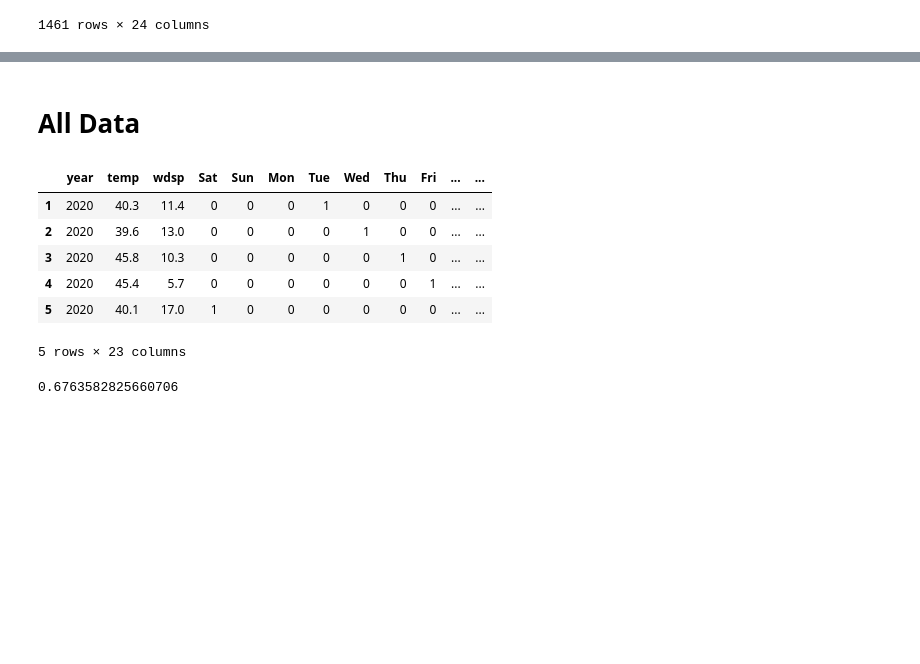
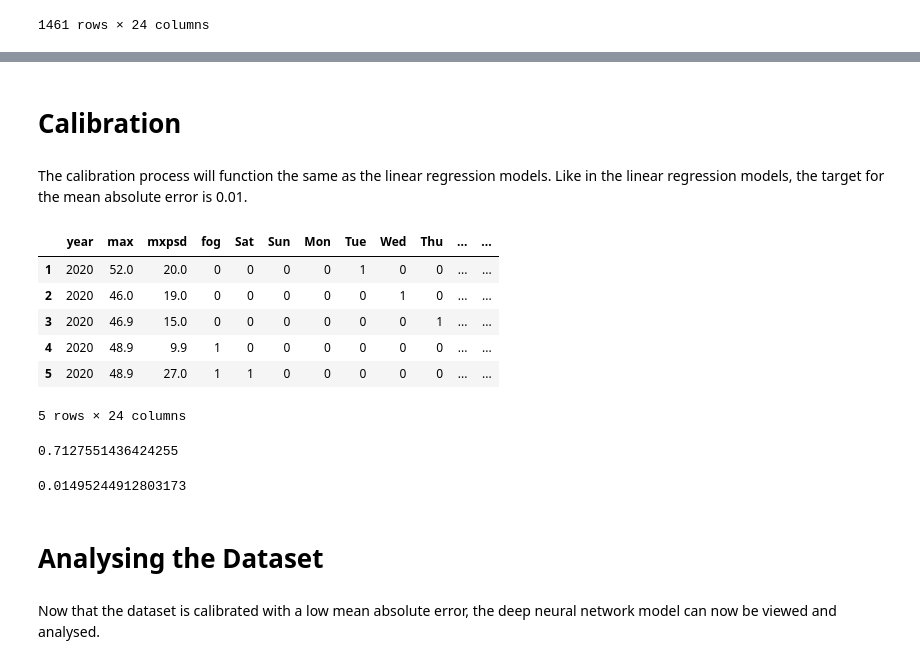
Before and after one commit to Finn-Anderson/BscHons-Data-Analytics, a Jupyter notebook: BscHons-Data-Analytics-Deep-Neural-Network.ipynb, the cells around one changed output, grey strips where cells are left out. Drawn from its saved outputs; the diff is of its cells as text; code cells hidden in the pictures; blank space fills up the shorter version.

Commit message:
Updated linear regression and deep neural network

```diff
--- a/BscHons-Data-Analytics-Deep-Neural-Network.ipynb
+++ b/BscHons-Data-Analytics-Deep-Neural-Network.ipynb
@@ -39,0 +42,2 @@ Below is the functionality used to calculate the mean absolute error.
+# %%
+df = df.dropna(axis = 0, how = "any")
@@ -83,25 +115,27 @@ def getMeanAbsoluteError(df_input):
         test_labels, verbose = 0)
 
     return {"model": dnn_model, "error": mean_absolute_error}
-# %% [markdown]
-# All Data
+# %% [markdown]
+# Calibration
+# %% [markdown]
+The calibration process will function the same as the linear regression models. Like in the linear regression models, the target for the mean absolute error is 0.01.
 # %%
-dnn_input_data = [df["year"], df["temp"], df["wdsp"], df["Sat"], df["Sun"], df["Mon"], df["Tue"], df["Wed"], df["Thu"], df["Fri"], df["Jan"], df["Feb"], df["Mar"], df["Apr"], df["May"], df["Jun"], df["Jul"], df["Aug"], df["Sep"], df["Oct"], df["Nov"], df["Dec"], df["NUM_COLLISIONS"]]
-headers = ["year","temp", "wdsp", "Sat","Sun","Mon","Tue","Wed","Thu","Fri","Jan","Feb","Mar","Apr","May","Jun","Jul","Aug","Sep","Oct","Nov","Dec","NUM_COLLISIONS"]
+dnn_input_data = [df["year"], df["max"], df["mxpsd"], df["fog"], df["Sat"], df["Sun"], df["Mon"], df["Tue"], df["Wed"], df["Thu"], df["Fri"], df["Jan"], df["Feb"], df["Mar"], df["Apr"], df["May"], df["Jun"], df["Jul"], df["Aug"], df["Sep"], df["Oct"], df["Nov"], df["Dec"], df["NUM_COLLISIONS"]]
+headers = ["year", "max", "mxpsd", "fog", "Sat", "Sun", "Mon", "Tue", "Wed", "Thu", "Fri", "Jan", "Feb", "Mar", "Apr", "May", "Jun", "Jul", "Aug", "Sep", "Oct", "Nov", "Dec", "NUM_COLLISIONS"]
 df_dnn_input = pd.concat(dnn_input_data, axis = 1, keys = headers)
 
 df_dnn_input.head()
 # %% [output]
-|  | year | temp | wdsp | Sat | Sun | Mon | Tue | Wed | Thu | Fri | ... | ... |
-| 1 | 2020 | 40.3 | 11.4 | 0 | 0 | 0 | 1 | 0 | 0 | 0 | ... | ... |
-| 2 | 2020 | 39.6 | 13.0 | 0 | 0 | 0 | 0 | 1 | 0 | 0 | ... | ... |
-| 3 | 2020 | 45.8 | 10.3 | 0 | 0 | 0 | 0 | 0 | 1 | 0 | ... | ... |
-| 4 | 2020 | 45.4 | 5.7 | 0 | 0 | 0 | 0 | 0 | 0 | 1 | ... | ... |
-| 5 | 2020 | 40.1 | 17.0 | 1 | 0 | 0 | 0 | 0 | 0 | 0 | ... | ... |
+|  | year | max | mxpsd | fog | Sat | Sun | Mon | Tue | Wed | Thu | ... | ... |
+| 1 | 2020 | 52.0 | 20.0 | 0 | 0 | 0 | 0 | 1 | 0 | 0 | ... | ... |
+| 2 | 2020 | 46.0 | 19.0 | 0 | 0 | 0 | 0 | 0 | 1 | 0 | ... | ... |
+| 3 | 2020 | 46.9 | 15.0 | 0 | 0 | 0 | 0 | 0 | 0 | 1 | ... | ... |
+| 4 | 2020 | 48.9 | 9.9 | 1 | 0 | 0 | 0 | 0 | 0 | 0 | ... | ... |
+| 5 | 2020 | 48.9 | 27.0 | 1 | 1 | 0 | 0 | 0 | 0 | 0 | ... | ... |
-5 rows × 23 columns
+5 rows × 24 columns
 # %%
 results_dnn = getMeanAbsoluteError(df_dnn_input)
 # %%
 print(results_dnn["error"])
 # %% [output]
-0.6763582825660706
+0.7127551436424255
@@ -108,3 +146,11 @@ print(results_dnn["error"])
+# %%
+print(results_dnn["error"])
+# %% [output]
+0.01495244912803173
+# %% [markdown]
+# Analysing the Dataset
+# %% [markdown]
+Now that the dataset is calibrated with a low mean absolute error, the deep neural network model can now be viewed and analysed.
 # %%
 input_data = pd.DataFrame.from_dict(data =
     {
```
Also changed, not shown: parts of 22 cells of this notebook, 1 other file.
